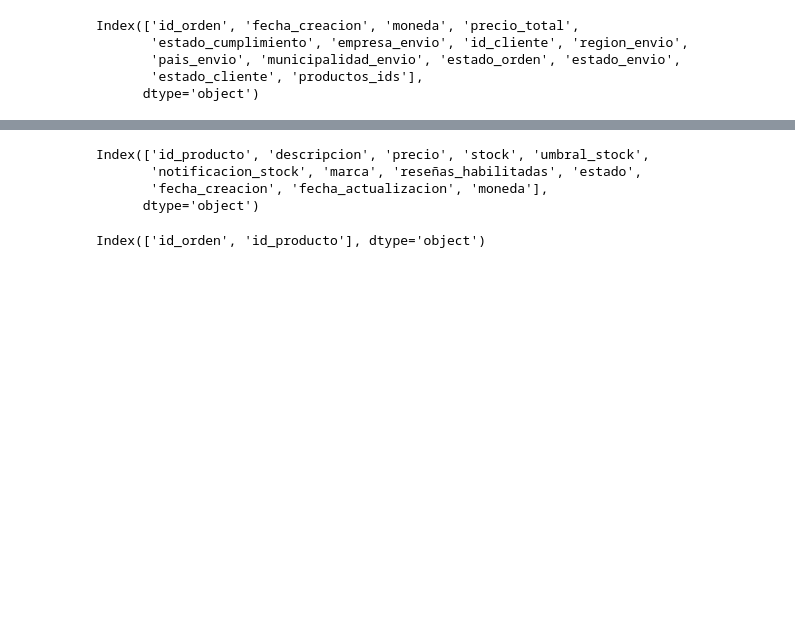
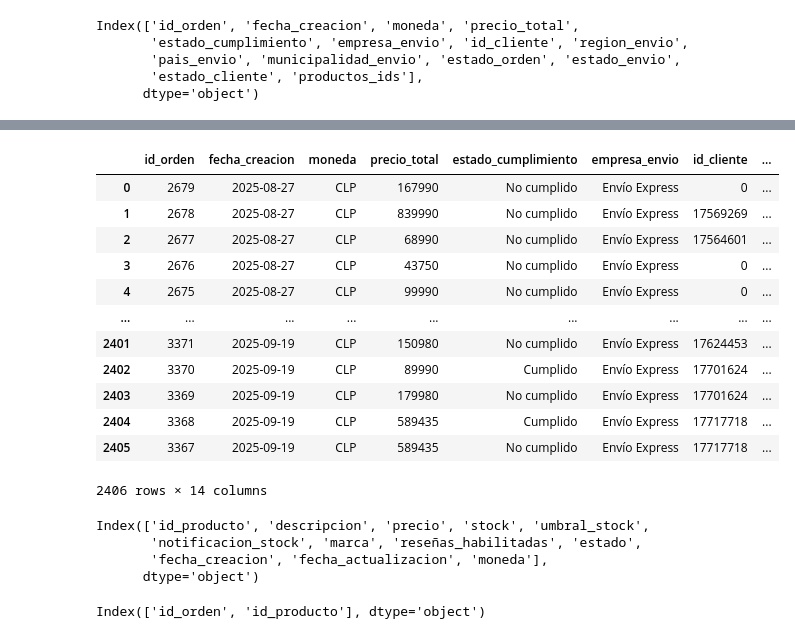
Before and after one commit to Halsey26/pipeline_perc, a Jupyter notebook: notebooks/pruebas_dashboard.ipynb, the cells around one changed output, grey strips where cells are left out. Saved outputs shown, nothing was run; the diff lists cells and outputs as text; code cells hidden in the pictures; blank space fills up the shorter version.

```diff
--- a/notebooks/pruebas_dashboard.ipynb
+++ b/notebooks/pruebas_dashboard.ipynb
@@ -122,3 +153,19 @@ Index(['id_orden', 'fecha_creacion', 'moneda', 'precio_total',
+# %%
+df_clean['orders_clean']
+# %% [output]
+|  | id_orden | fecha_creacion | moneda | precio_total | estado_cumplimiento | empresa_envio | id_cliente | ... |
+| 0 | 2679 | 2025-08-27 | CLP | 167990 | No cumplido | Envío Express | 0 | ... |
+| 1 | 2678 | 2025-08-27 | CLP | 839990 | No cumplido | Envío Express | 17569269 | ... |
+| 2 | 2677 | 2025-08-27 | CLP | 68990 | No cumplido | Envío Express | 17564601 | ... |
+| 3 | 2676 | 2025-08-27 | CLP | 43750 | No cumplido | Envío Express | 0 | ... |
+| 4 | 2675 | 2025-08-27 | CLP | 99990 | No cumplido | Envío Express | 0 | ... |
+| ... | ... | ... | ... | ... | ... | ... | ... | ... |
+| 2401 | 3371 | 2025-09-19 | CLP | 150980 | No cumplido | Envío Express | 17624453 | ... |
+| 2402 | 3370 | 2025-09-19 | CLP | 89990 | Cumplido | Envío Express | 17701624 | ... |
+| 2403 | 3369 | 2025-09-19 | CLP | 179980 | No cumplido | Envío Express | 17701624 | ... |
+| 2404 | 3368 | 2025-09-19 | CLP | 589435 | Cumplido | Envío Express | 17717718 | ... |
+| 2405 | 3367 | 2025-09-19 | CLP | 589435 | No cumplido | Envío Express | 17717718 | ... |
+2406 rows × 14 columns
 # %%
 df_clean['products_clean'].columns
 # %% [output]
```
Also changed, not shown: parts of 4 cells of this notebook, 6 other files.
